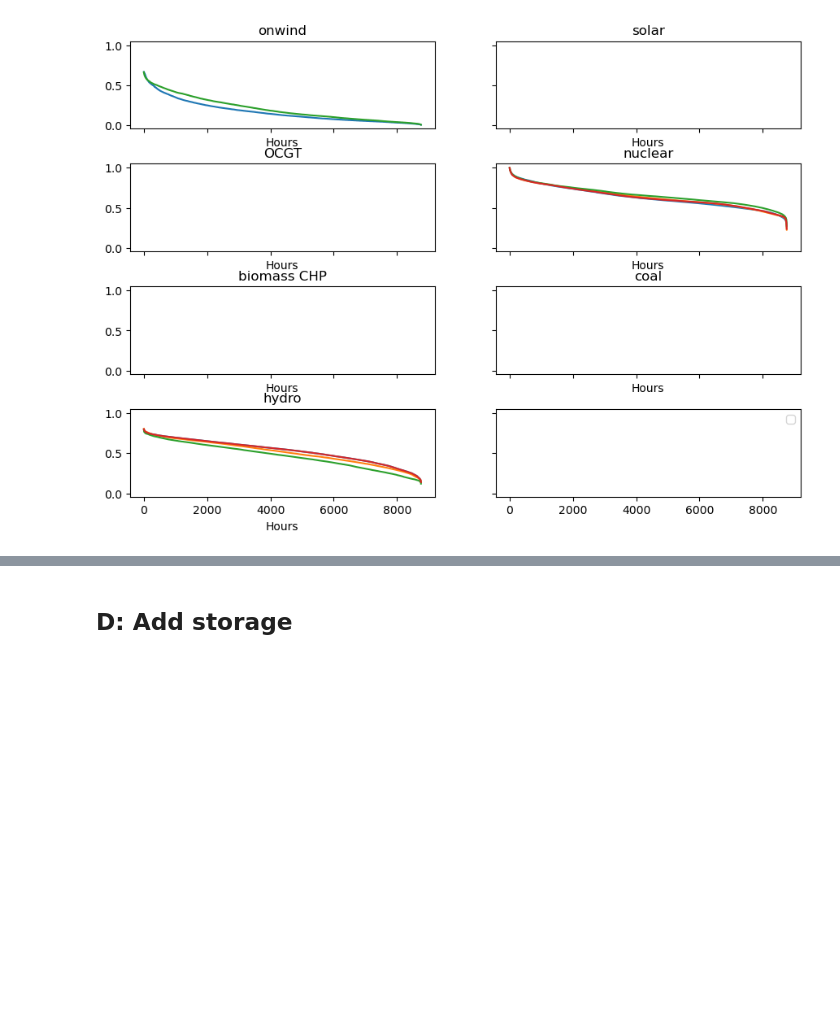
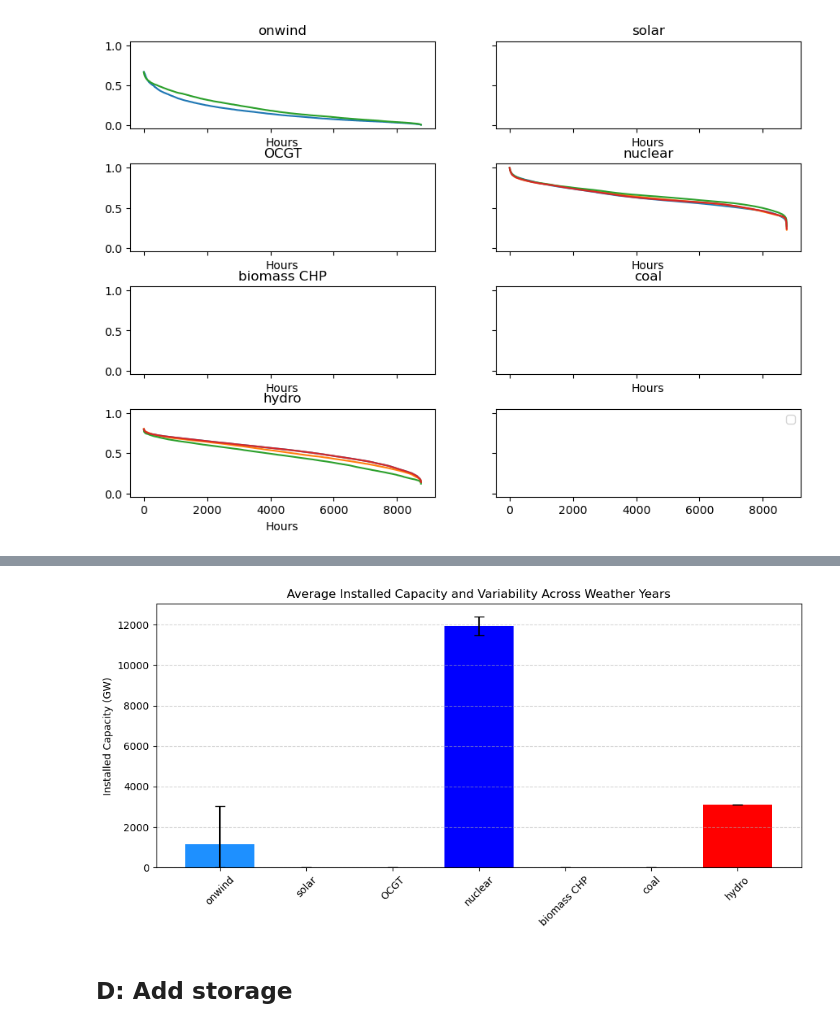
Before and after one commit to NicolineSimoneDTU/Integrated_Project, a Jupyter notebook: project.ipynb, the cells around one changed output, grey strips where cells are left out. Drawn from its saved outputs; the diff is of its cells as text; code cells hidden in the pictures; blank space fills up the shorter version.

```diff
--- a/project.ipynb
+++ b/project.ipynb
@@ -448,3 +476,27 @@ plt.show()
+# %%
+#Variability plot
+
+# Calculate average and standard deviation
+mean_cap = sens_cap.mean(axis=0)
+std_cap = sens_cap.std(axis=0)
+
+
+# Clip lower bound of error bars to zero
+lower_error = np.minimum(mean_cap.values, std_cap.values)
+
+plt.figure(figsize=(10, 5))
+plt.bar(mean_cap.index, mean_cap.values,
+        yerr=[lower_error, std_cap.values],
+        capsize=5,
+        color=mean_cap.index.map(network.carriers.color))
+plt.ylabel("Installed Capacity (GW)")
+plt.title("Average Installed Capacity and Variability Across Weather Years")
+plt.xticks(rotation=45)
+plt.grid(axis='y', linestyle='--', alpha=0.6)
+plt.tight_layout()
+plt.show()
+# %% [output]
+[figure, added]
 # %% [markdown]
 ## D: Add storage
 # %%
```
Also changed, not shown: parts of 4 cells of this notebook.
